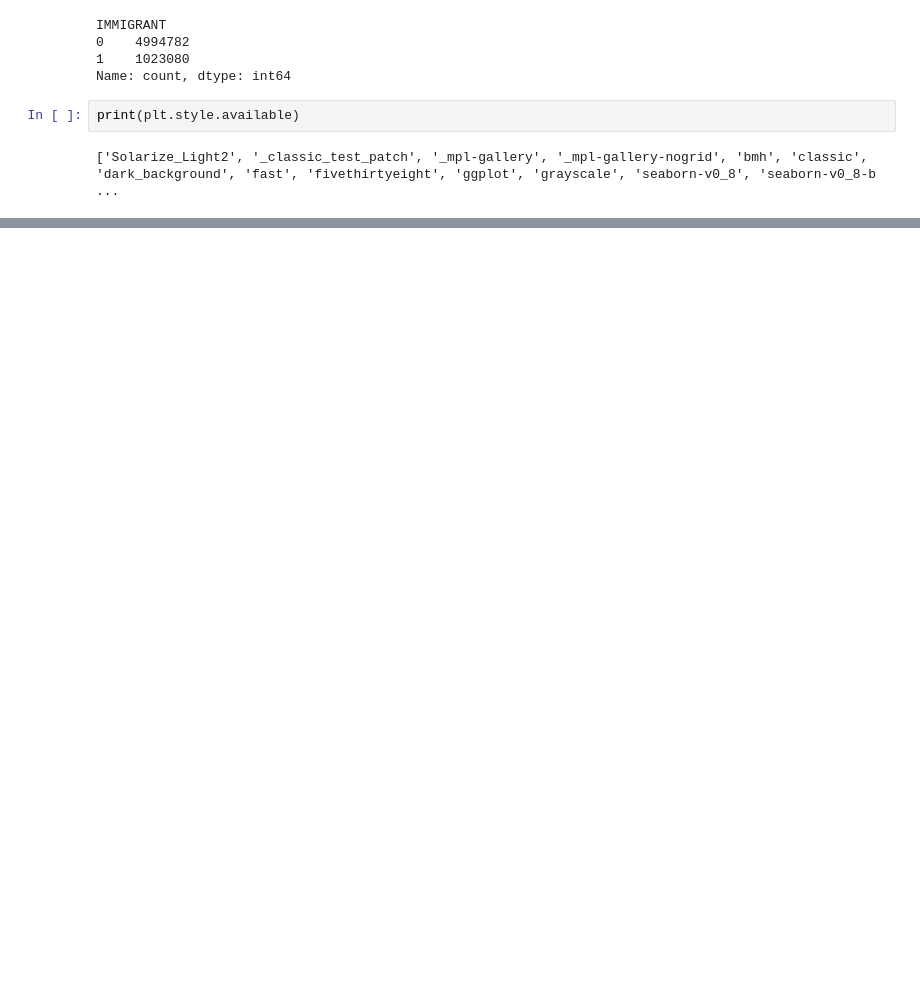
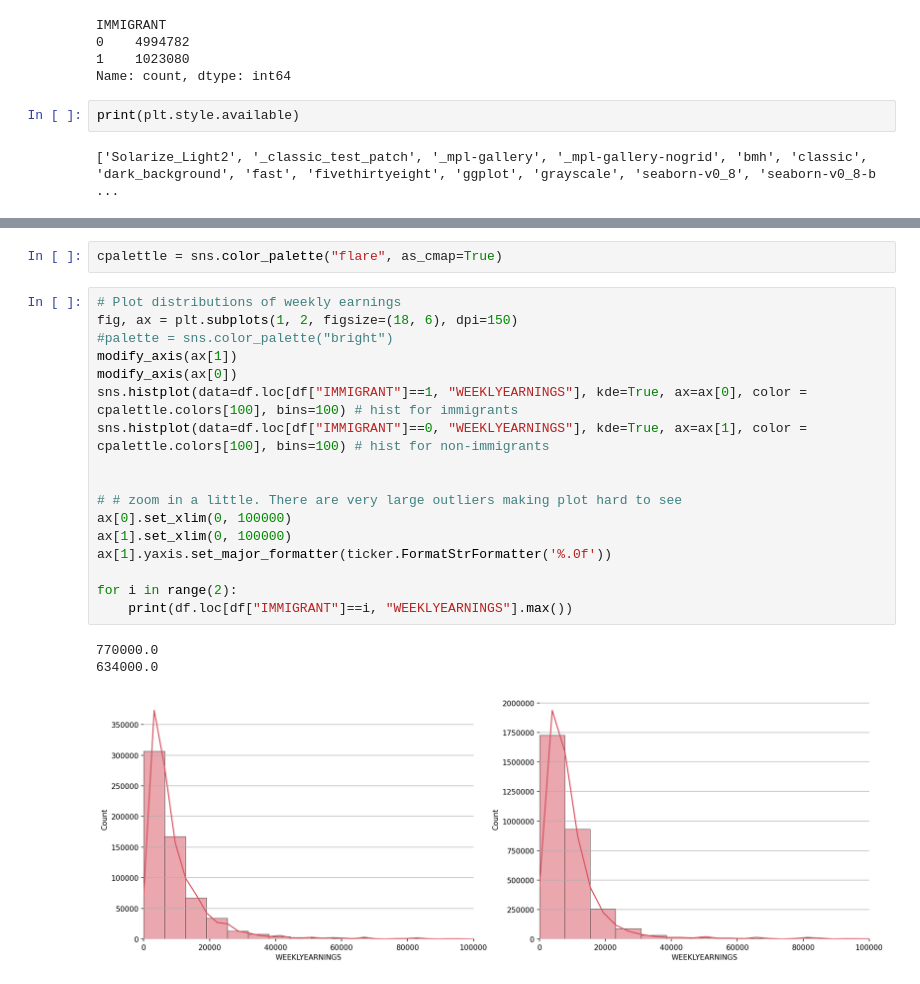
Before and after one commit to GarettKaube/Statistics-MachineLearning, a Jupyter notebook: statistics/acs.ipynb, the cells around one changed output, grey strips where cells are left out. Cells and saved outputs as stored; diff of their text form; blank space fills up the shorter version.

```diff
--- a/statistics/acs.ipynb
+++ b/statistics/acs.ipynb
@@ -304 +335,24 @@ print(plt.style.available)
+# %%
+cpalettle = sns.color_palette("flare", as_cmap=True)
+# %%
+# Plot distributions of weekly earnings
+fig, ax = plt.subplots(1, 2, figsize=(18, 6), dpi=150)
+#palette = sns.color_palette("bright")
+modify_axis(ax[1])
+modify_axis(ax[0])
+sns.histplot(data=df.loc[df["IMMIGRANT"]==1, "WEEKLYEARNINGS"], kde=True, ax=ax[0], color = cpalettle.colors[100], bins=100) # hist for immigrants
+sns.histplot(data=df.loc[df["IMMIGRANT"]==0, "WEEKLYEARNINGS"], kde=True, ax=ax[1], color = cpalettle.colors[100], bins=100) # hist for non-immigrants
+
+
+# # zoom in a little. There are very large outliers making plot hard to see
+ax[0].set_xlim(0, 100000)
+ax[1].set_xlim(0, 100000)
+ax[1].yaxis.set_major_formatter(ticker.FormatStrFormatter('%.0f'))
+
+for i in range(2):
+    print(df.loc[df["IMMIGRANT"]==i, "WEEKLYEARNINGS"].max())
+# %% [output]
+770000.0
+634000.0
+[figure, added]
 # %%
```
Also changed, not shown: parts of 13 cells of this notebook.
